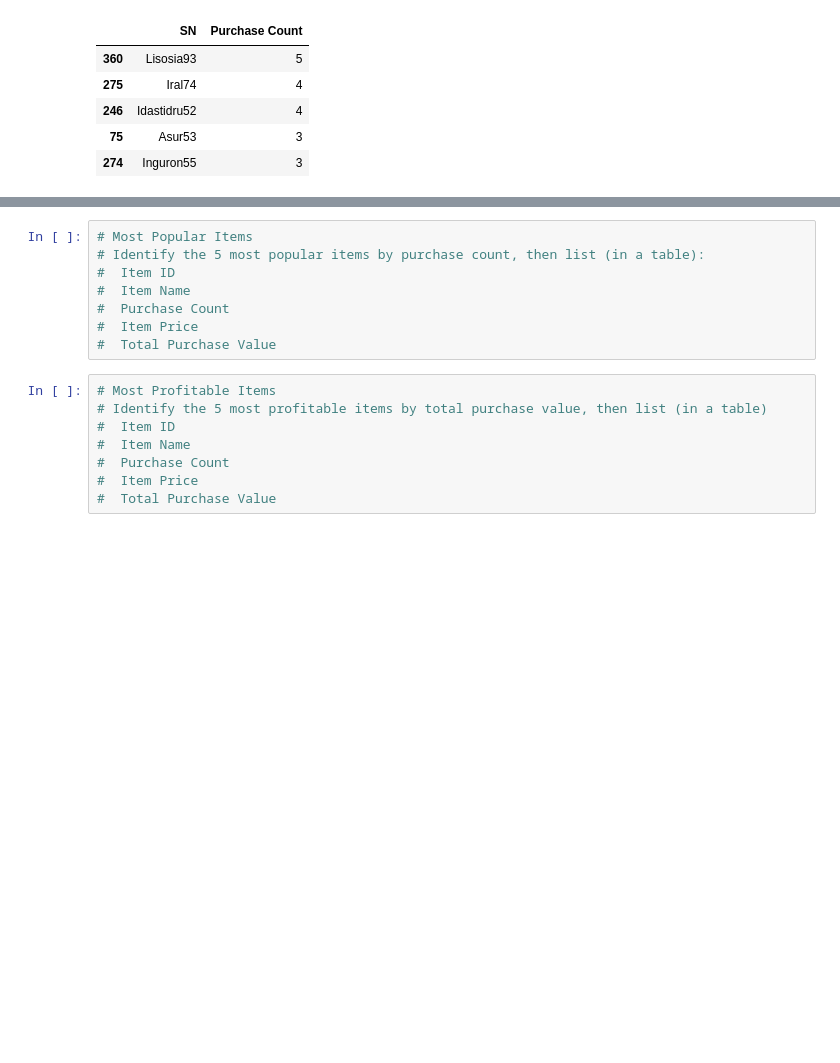
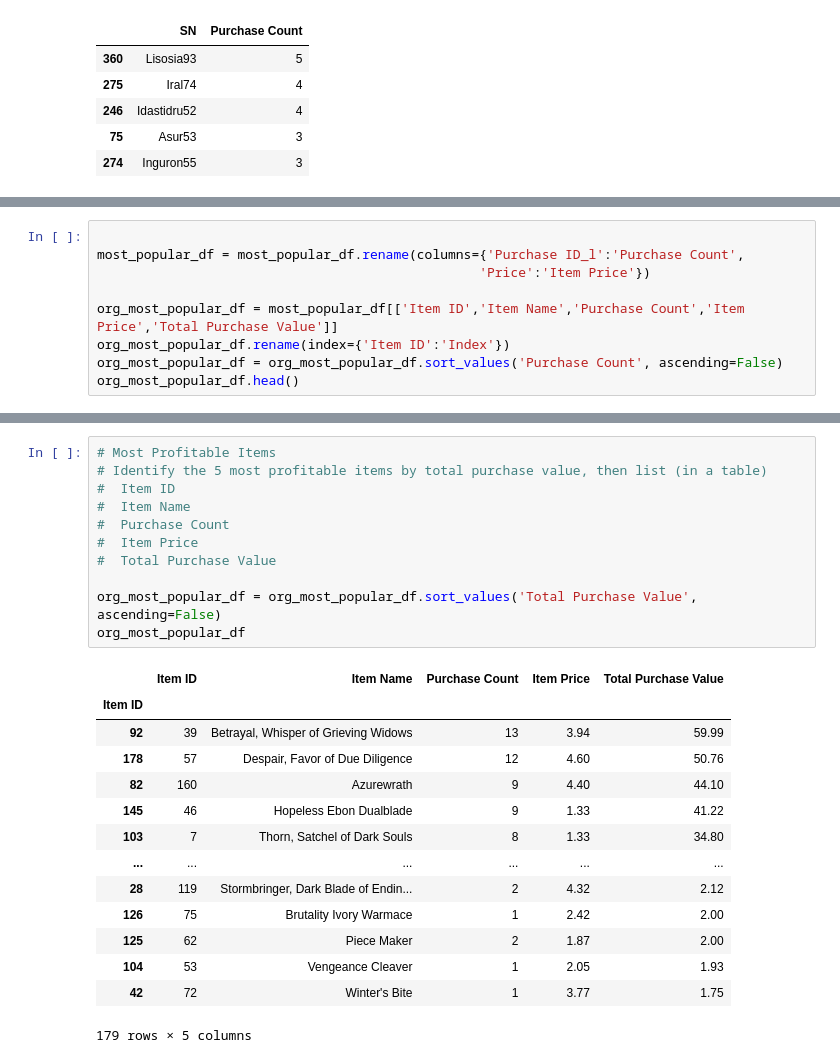
Before and after one commit to sharonpete/pandas-challenge, a Jupyter notebook: HeroesOfPymoli/heroesofpymoli.ipynb, the cells around one changed output, grey strips where cells are left out. Drawn from its saved outputs; the diff is of its cells as text; blank space fills up the shorter version.

```diff
--- a/HeroesOfPymoli/heroesofpymoli.ipynb
+++ b/HeroesOfPymoli/heroesofpymoli.ipynb
@@ -242,0 +296,9 @@ spenders_purchase_count_df.head()
+# %%
+
+most_popular_df = most_popular_df.rename(columns={'Purchase ID_l':'Purchase Count',
+                                                 'Price':'Item Price'})
+
+org_most_popular_df = most_popular_df[['Item ID','Item Name','Purchase Count','Item Price','Total Purchase Value']]
+org_most_popular_df.rename(index={'Item ID':'Index'})
+org_most_popular_df = org_most_popular_df.sort_values('Purchase Count', ascending=False)
+org_most_popular_df.head()
@@ -243,16 +313,26 @@ spenders_purchase_count_df.head()
 # %%
-# Most Popular Items
-# Identify the 5 most popular items by purchase count, then list (in a table):
+# Most Profitable Items
+# Identify the 5 most profitable items by total purchase value, then list (in a table)
 #  Item ID
 #  Item Name
 #  Purchase Count
 #  Item Price
 #  Total Purchase Value
+
+org_most_popular_df = org_most_popular_df.sort_values('Total Purchase Value', ascending=False)
+org_most_popular_df
+# %% [output]
+|  | Item ID | Item Name | Purchase Count | Item Price | Total Purchase Value |
+| Item ID |  |  |  |  |  |
+| 92 | 39 | Betrayal, Whisper of Grieving Widows | 13 | 3.94 | 59.99 |
+| 178 | 57 | Despair, Favor of Due Diligence | 12 | 4.60 | 50.76 |
+| 82 | 160 | Azurewrath | 9 | 4.40 | 44.10 |
+| 145 | 46 | Hopeless Ebon Dualblade | 9 | 1.33 | 41.22 |
+| 103 | 7 | Thorn, Satchel of Dark Souls | 8 | 1.33 | 34.80 |
+| ... | ... | ... | ... | ... | ... |
+| 28 | 119 | Stormbringer, Dark Blade of Endin... | 2 | 4.32 | 2.12 |
+| 126 | 75 | Brutality Ivory Warmace | 1 | 2.42 | 2.00 |
+| 125 | 62 | Piece Maker | 2 | 1.87 | 2.00 |
+| 104 | 53 | Vengeance Cleaver | 1 | 2.05 | 1.93 |
+| 42 | 72 | Winter's Bite | 1 | 3.77 | 1.75 |
+179 rows × 5 columns
-# %%
-# Most Profitable Items
-# Identify the 5 most profitable items by total purchase value, then list (in a table)
-#  Item ID
-#  Item Name
-#  Purchase Count
-#  Item Price
-#  Total Purchase Value
```
Also changed, not shown: parts of 6 cells of this notebook.
